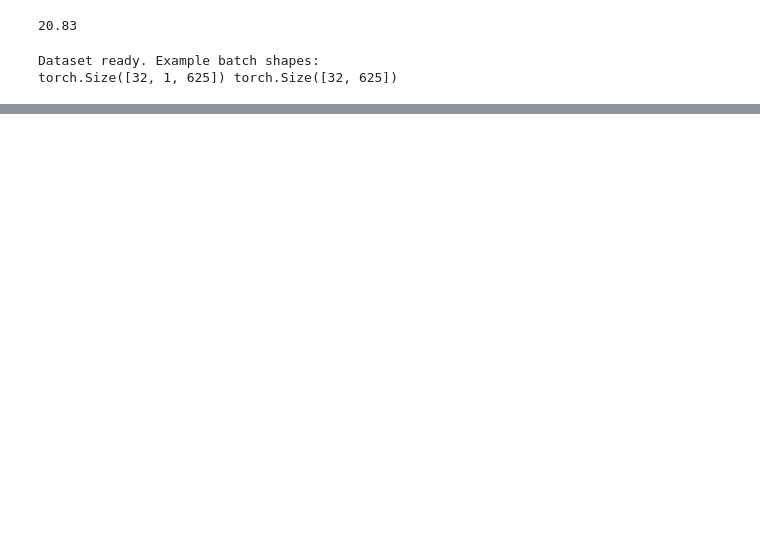
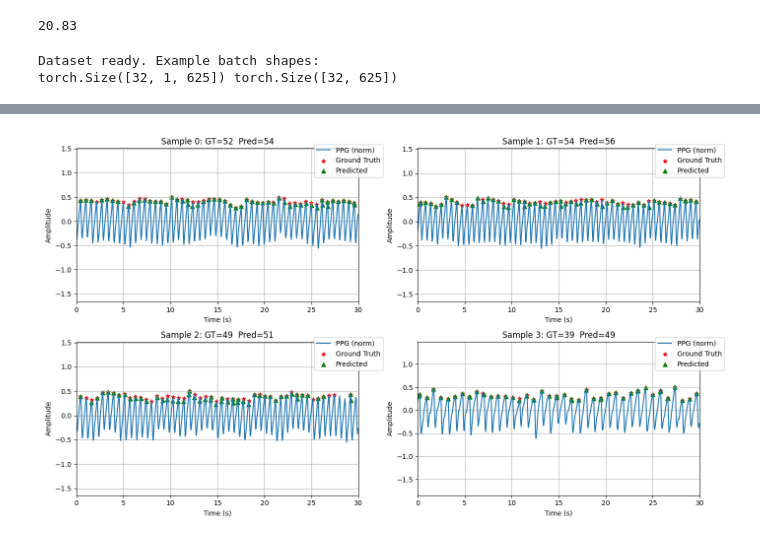
Before and after one commit to ShayanRiyaz/Heart_Rhythm_Analysis, a Jupyter notebook: ppg_peak_detection_no_gt.ipynb, the cells around one changed output, grey strips where cells are left out. Saved outputs shown, nothing was run; the diff lists cells and outputs as text; code cells hidden in the pictures; blank space fills up the shorter version.

```diff
--- a/ppg_peak_detection_no_gt.ipynb
+++ b/ppg_peak_detection_no_gt.ipynb
@@ -545,11 +464,14 @@ print('Checkpoint saved.')
 # %%
 FOLDER_PATH = 'length_full'
-TEST_PATH = os.path.join('downloaded_files',FOLDER_PATH,'test_ds.h5')  # update if your file lives elsewhere
-CKPT     = CKPT_FILE
-
-
-
-test_ds = PPGWindow(TEST_PATH,best_config=best_config,scale_type=scale_type)
+TEST_PATH = os.path.join('data',FOLDER_PATH,'test_ds.h5')  # update if your file lives elsewhere
+# CKPT     = CKPT_FILE
+CKPT = os.path.join('trained_models',"PPG_PEAK_DETECTION_MODEL_72_2025_04_21_15_28_23_+0000.pth")
+# CKPT = os.path.join('checkpoints',"ckpt_epoch_NN_RL_70.pth")
+if not os.path.exists(TEST_LOADER_PATH):
+    test_ds = PPGWindow(TEST_PATH,best_config=best_config,scale_type=scale_type)
+    torch.save(test_ds,TEST_LOADER_PATH)
+else:
+    test_ds = torch.load(TEST_LOADER_PATH,weights_only=False)
 
 test_loader = DataLoader(test_ds, batch_size=BATCH, shuffle=True, num_workers=0, pin_memory=False)
 
@@ -562,11 +500,11 @@ NameError: name 'CKPT_FILE' is not defined
 # %%
 THRESH   = 0.9         # probability cut‑off for “peak”
 xb, yb, orig,_ = next(iter(test_loader))     # xb: (B,1,L), yb: (B,L), orig:(B,1,L)
-xb, yb, orig,_ = xb.to(device), yb.to(device), orig  # orig can stay on CPU
+xb, yb, orig = xb.to(device), yb.to(device), orig  # orig can stay on CPU
 
 yb_cpu = yb.cpu().numpy()          # shape (B, L)
 
-B, _, L = x.shape
+B, _, L = xb.shape
 t = np.arange(L) / FS  # common time axis, shape (L,)
 # print(t)
 # How many to plot
@@ -576,10 +514,11 @@ cols   = math.ceil(math.sqrt(n_plot))
 rows   = math.ceil(n_plot / cols)
 fig, axes = plt.subplots(rows, cols, figsize=(cols*7, rows*4), squeeze=False)
 
-
+# fig2, axes2 = plt.subplots(rows, cols, figsize=(cols*7, rows*4), squeeze=False)
 
 for i in range(n_plot):
     ax = axes[i//cols][i%cols]
+    # ax1 = axes2[i//cols][i%cols]
     # 1) model forward only this window
 
     # 1) raw 625‐point window
@@ -588,36 +527,41 @@ for i in range(n_plot):
     original_window = -original_window
 
     # 2) normalized window
     window_norm = xb[i,0].cpu().numpy()   # shape (L,)
     # if you invert:
     window_norm = -window_norm
 
     # 3) model prediction for this window
     inp  = xb[i:i+1].to(device)            # shape (1,1,L)
+    # print(inp)
     with torch.no_grad():
         prob = torch.sigmoid(model(inp))[0]  # shape (L,)
     prob_np    = prob.cpu().numpy()
     peaks_pred = np.where(prob_np > THRESH)[0]
 
     # 4) ground‑truth peaks from yb
     gt_peaks = np.where(yb_cpu[i] > 0)[0]
-    print(peaks_pred)
-    # print(original_window)
     # 5) now plot
     # ax.plot(t, original_window, label='PPG (raw)', alpha=0.7)
-    ax.plot(t, window_norm,    label='PPG (norm)', linestyle='-')
-    ax.scatter(t[peaks_pred], window_norm[peaks_pred],
-               c='C1', marker='^', label='Predicted')
+    ax.plot(t, window_norm,label='PPG (norm)', linestyle='-')
     ax.scatter(t[gt_peaks], window_norm[gt_peaks],
                c='r', marker='*', label='Ground Truth')
+    ax.scatter(t[peaks_pred], window_norm[peaks_pred],
+               c='g', marker='^', label='Predicted')
+
 
     ax.set_title(f"Sample {i}: GT={len(gt_peaks)}  Pred={len(peaks_pred)}")
     ax.set_xlim(0, WIN_SEC)
     ax.set_ylim(np.min(window_norm)*3, np.max(window_norm)*3)
     ax.set_xlabel("Time (s)")
     ax.set_ylabel("Amplitude")
-    ax.legend(loc='upper right')
+    ax.legend(loc='upper right',bbox_to_anchor=(1.1, 1.05))
     ax.grid()
+
+
+    # ax1.hist(np.diff(t[peaks_pred]))
 
 plt.tight_layout()
 plt.show()
+# %% [output]
+[figure, added]
```
Also changed, not shown: parts of 18 cells of this notebook, 3 other files.
